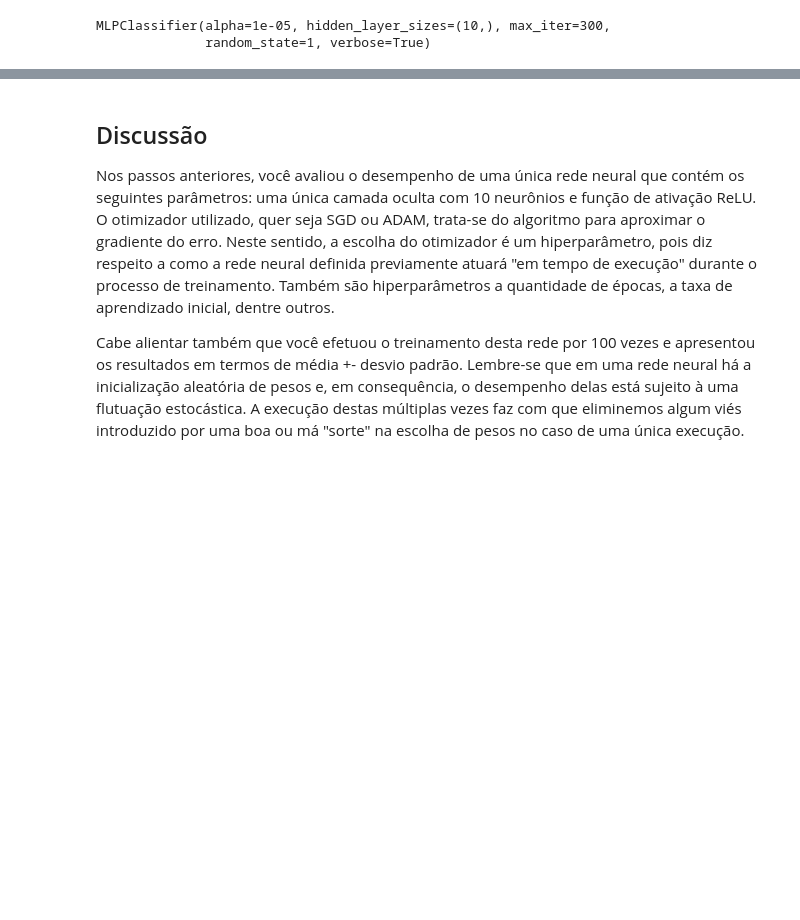
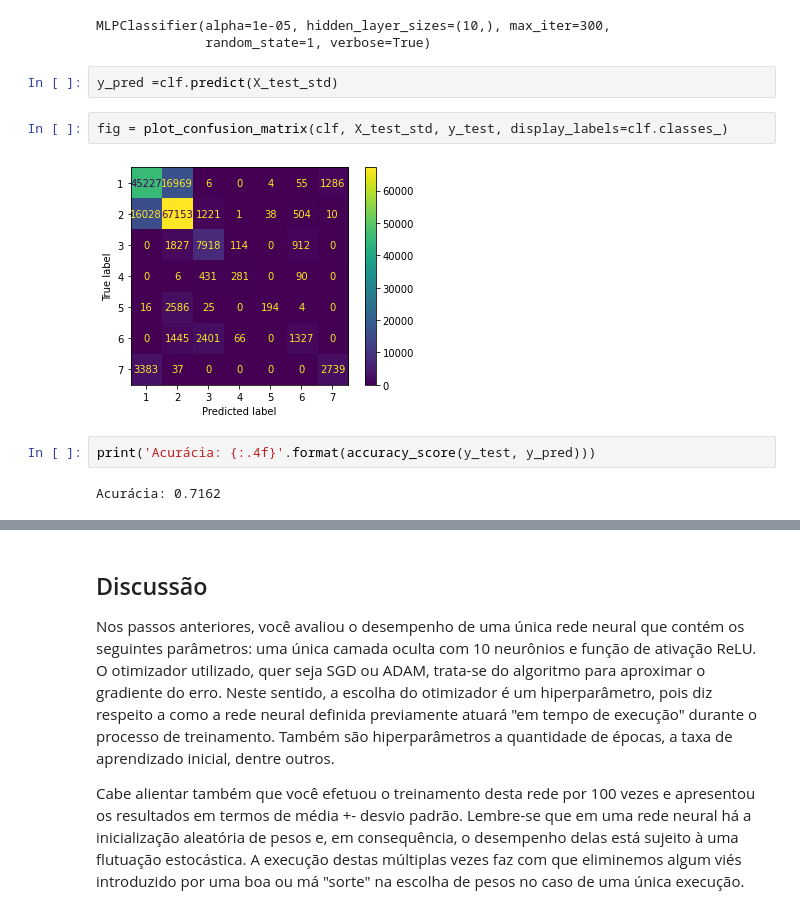
Before and after one commit to willianszwy/PP2.2.2-Proposicao-e-Avaliacao-de-RNAs, a Jupyter notebook: PP2_2_2_Proposição_e_Avaliação_de_RNAs.ipynb, the cells around one changed output, grey strips where cells are left out. Drawn from its saved outputs; the diff is of its cells as text; blank space fills up the shorter version.

```diff
--- a/PP2_2_2_Proposição_e_Avaliação_de_RNAs.ipynb
+++ b/PP2_2_2_Proposição_e_Avaliação_de_RNAs.ipynb
@@ -165,3 +167,13 @@ Iteration 66, loss = 0.65373343
 Training loss did not improve more than tol=0.000100 for 10 consecutive epochs. Stopping.
 MLPClassifier(alpha=1e-05, hidden_layer_sizes=(10,), max_iter=300,
               random_state=1, verbose=True)
+# %%
+y_pred =clf.predict(X_test_std)
+# %%
+fig = plot_confusion_matrix(clf, X_test_std, y_test, display_labels=clf.classes_)
+# %% [output]
+[figure, added]
+# %%
+print('Acurácia: {:.4f}'.format(accuracy_score(y_test, y_pred)))
+# %% [output]
+Acurácia: 0.7162
```
Also changed, not shown: parts of 5 cells of this notebook.
